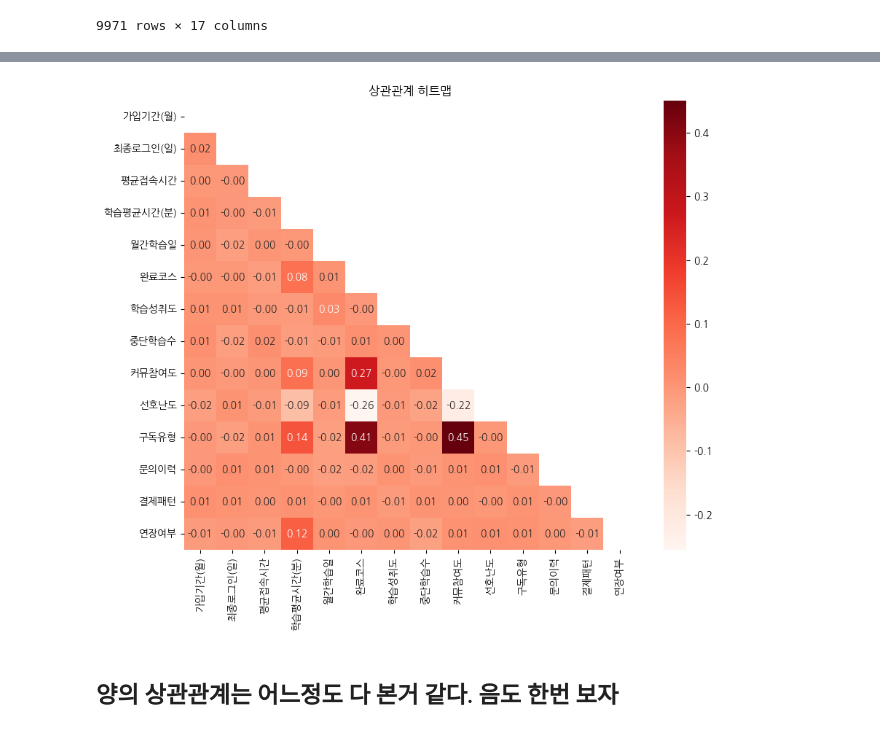
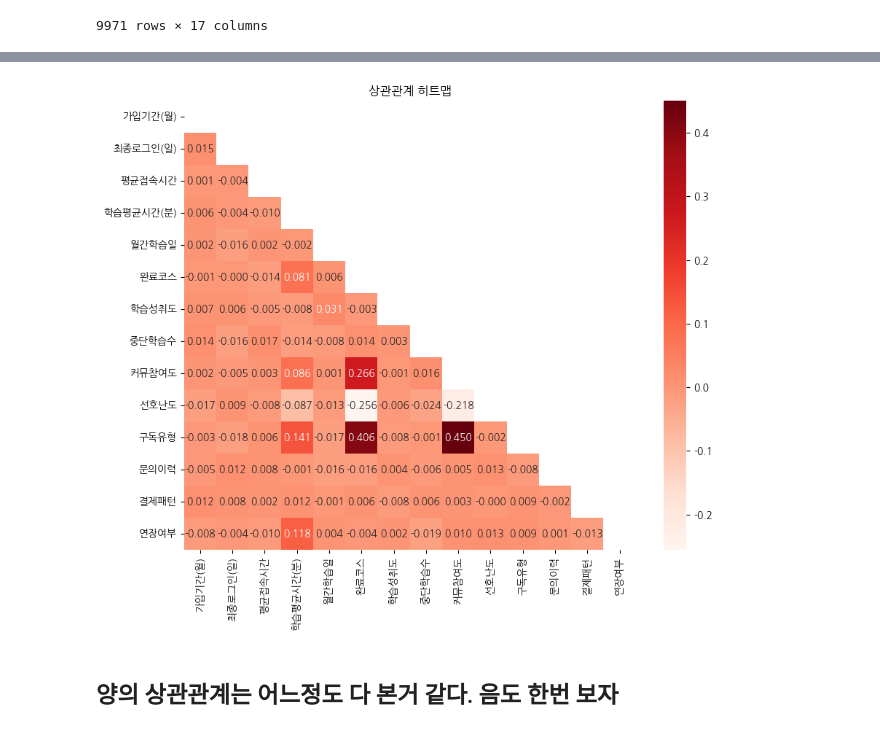
Before and after one commit to mooooooooooooooooooooooon/wassup, a Jupyter notebook: mini_project/DA_Mini_Project_240102.ipynb, the cells around one changed output, grey strips where cells are left out. Saved outputs shown, nothing was run; the diff lists cells and outputs as text; code cells hidden in the pictures.

```diff
--- a/mini_project/DA_Mini_Project_240102.ipynb
+++ b/mini_project/DA_Mini_Project_240102.ipynb
@@ -850,15 +844,15 @@ df1.describe(include = 'all')
 # %%
 a = df1.iloc[:, 1:-2]
 b = a.corr()
 
-mask = np.triu(np.ones_like(correlation_matrix, dtype=bool))
+mask = np.triu(np.ones_like(b, dtype=bool))
 
 plt.figure(figsize=(10, 8))
-sns.heatmap(b, annot=True, mask = mask, cmap='Reds', fmt='.2f')
+sns.heatmap(b, annot=True, mask = mask, cmap='Reds', fmt='.3f')
 plt.title('상관관계 히트맵')
 plt.show()
 # %% [output]
-[figure, old version]
+[figure, new version]
 # %% [markdown]
 ## 양의 상관관계는 어느정도 다 본거 같다. 음도 한번 보자
 # %%
```
Also changed, not shown: parts of 8 cells of this notebook.
